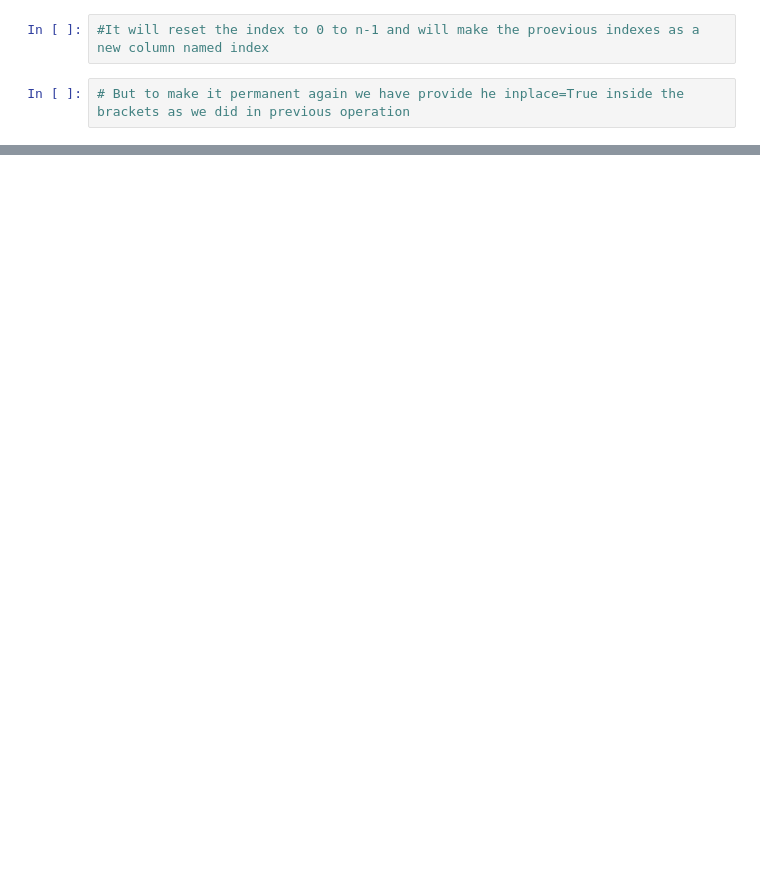
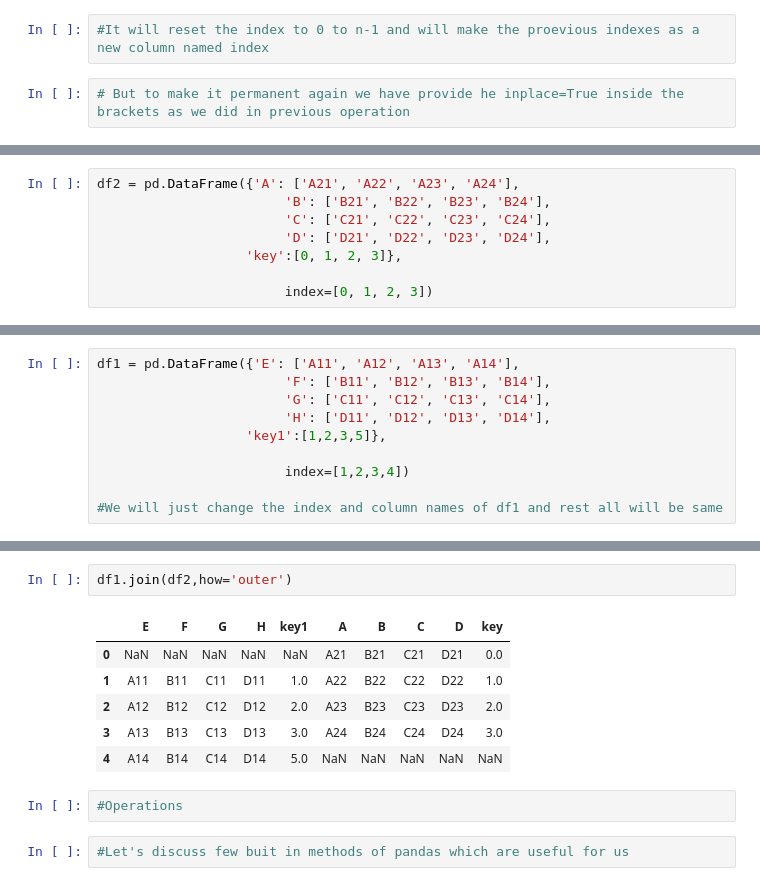
Before and after one commit to MLisEasy/Python-basics, a Jupyter notebook: Introduction to Pandas.ipynb, the cells around one changed output, grey strips where cells are left out. Saved outputs shown, nothing was run; the diff lists cells and outputs as text; blank space fills up the shorter version.

```diff
--- a/Introduction to Pandas.ipynb
+++ b/Introduction to Pandas.ipynb
@@ -403,0 +520,8 @@ df.set_index('y')
+# %%
+df2 = pd.DataFrame({'A': ['A21', 'A22', 'A23', 'A24'],
+                        'B': ['B21', 'B22', 'B23', 'B24'],
+                        'C': ['C21', 'C22', 'C23', 'C24'],
+                        'D': ['D21', 'D22', 'D23', 'D24'],
+                   'key':[0, 1, 2, 3]},
+
+                        index=[0, 1, 2, 3])
@@ -403,0 +571,10 @@ df.set_index('y')
+# %%
+df1 = pd.DataFrame({'E': ['A11', 'A12', 'A13', 'A14'],
+                        'F': ['B11', 'B12', 'B13', 'B14'],
+                        'G': ['C11', 'C12', 'C13', 'C14'],
+                        'H': ['D11', 'D12', 'D13', 'D14'],
+                   'key1':[1,2,3,5]},
+
+                        index=[1,2,3,4])
+
+#We will just change the index and column names of df1 and rest all will be same
@@ -403,0 +591,13 @@ df.set_index('y')
+# %%
+df1.join(df2,how='outer')
+# %% [output]
+|  | E | F | G | H | key1 | A | B | C | D | key |
+| 0 | NaN | NaN | NaN | NaN | NaN | A21 | B21 | C21 | D21 | 0.0 |
+| 1 | A11 | B11 | C11 | D11 | 1.0 | A22 | B22 | C22 | D22 | 1.0 |
+| 2 | A12 | B12 | C12 | D12 | 2.0 | A23 | B23 | C23 | D23 | 2.0 |
+| 3 | A13 | B13 | C13 | D13 | 3.0 | A24 | B24 | C24 | D24 | 3.0 |
+| 4 | A14 | B14 | C14 | D14 | 5.0 | NaN | NaN | NaN | NaN | NaN |
+# %%
+#Operations
+# %%
+#Let's discuss few buit in methods of pandas which are useful for us
```
Also changed, not shown: parts of 89 cells of this notebook.
